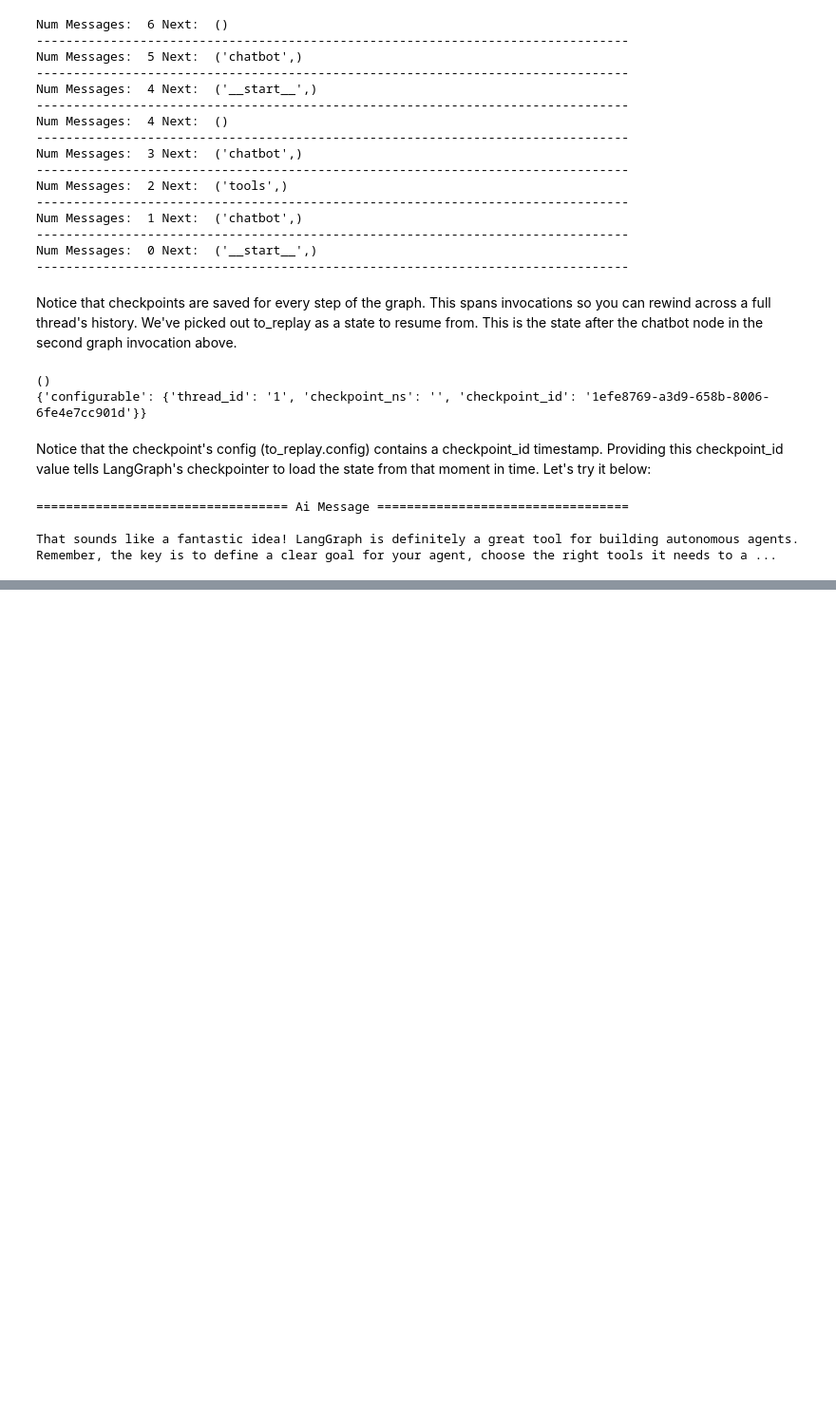
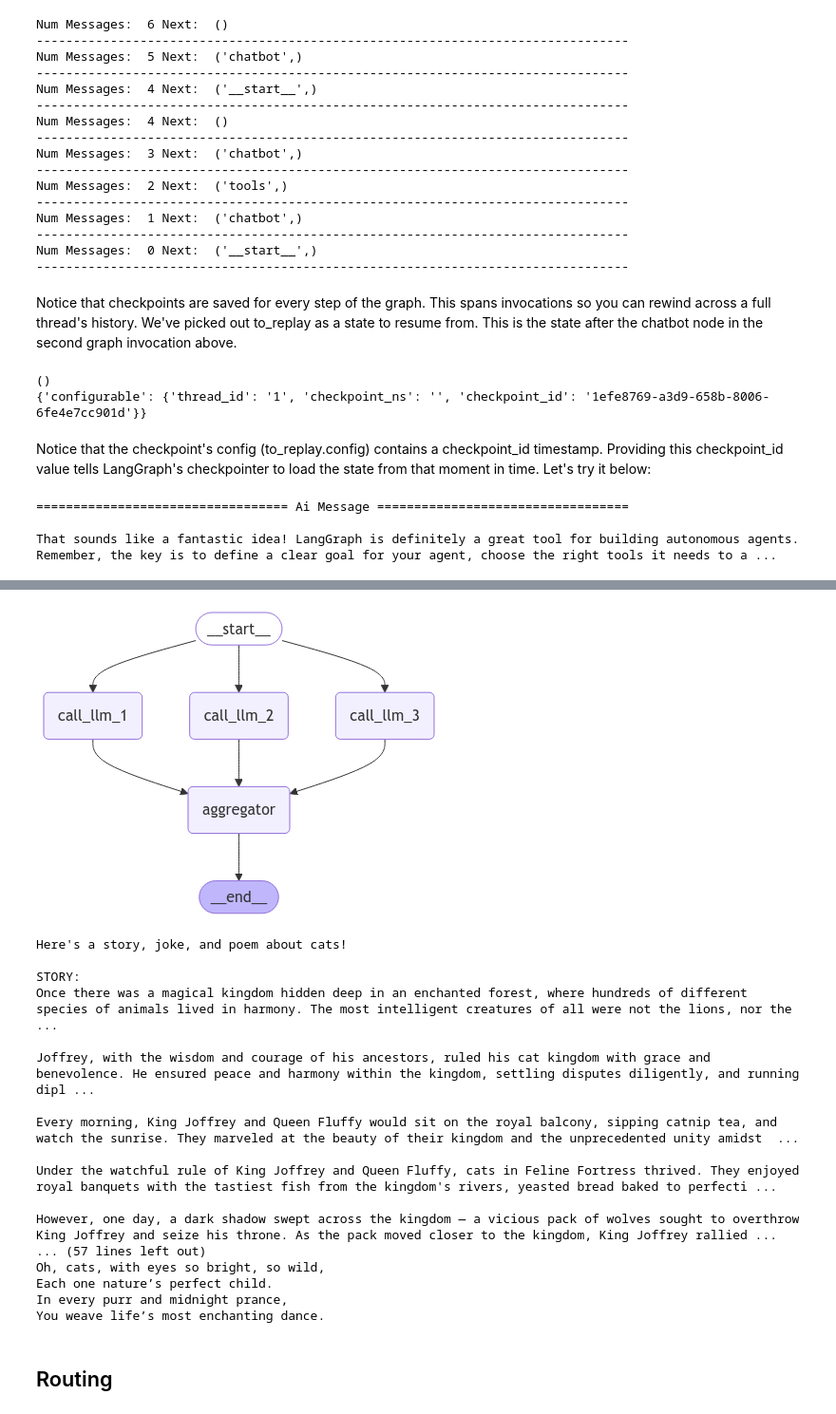
Before and after one commit to netojoseaugusto/langgraph-studies, a Jupyter notebook: learn_the_basics_section.ipynb, the cells around one changed output, grey strips where cells are left out. Shown: that part at 95% size. Saved outputs shown, nothing was run; the diff lists cells and outputs as text; code cells hidden in the pictures; blank space fills up the shorter version.

```diff
--- a/learn_the_basics_section.ipynb
+++ b/learn_the_basics_section.ipynb
@@ -834,0 +906,24 @@ That sounds like a fantastic idea! LangGraph is definitely a great tool for buil
+# %%
+state = parallel_workflow.invoke({"topic": "cats"})
+print(state["combined_output"])
+# %% [output]
+[figure, added]
+Here's a story, joke, and poem about cats!
+
+STORY:
+Once there was a magical kingdom hidden deep in an enchanted forest, where hundreds of different species of animals lived in harmony. The most intelligent creatures of all were not the lions, nor the  ...
+
+Joffrey, with the wisdom and courage of his ancestors, ruled his cat kingdom with grace and benevolence. He ensured peace and harmony within the kingdom, settling disputes diligently, and running dipl ...
+
+Every morning, King Joffrey and Queen Fluffy would sit on the royal balcony, sipping catnip tea, and watch the sunrise. They marveled at the beauty of their kingdom and the unprecedented unity amidst  ...
+
+Under the watchful rule of King Joffrey and Queen Fluffy, cats in Feline Fortress thrived. They enjoyed royal banquets with the tastiest fish from the kingdom's rivers, yeasted bread baked to perfecti ...
+
+However, one day, a dark shadow swept across the kingdom — a vicious pack of wolves sought to overthrow King Joffrey and seize his throne. As the pack moved closer to the kingdom, King Joffrey rallied ...
+... (57 lines left out)
+Oh, cats, with eyes so bright, so wild,
+Each one nature’s perfect child.
+In every purr and midnight prance,
+You weave life’s most enchanting dance.
+# %% [markdown]
+## Routing
```
Also changed, not shown: parts of 58 cells of this notebook, 4 other files.
